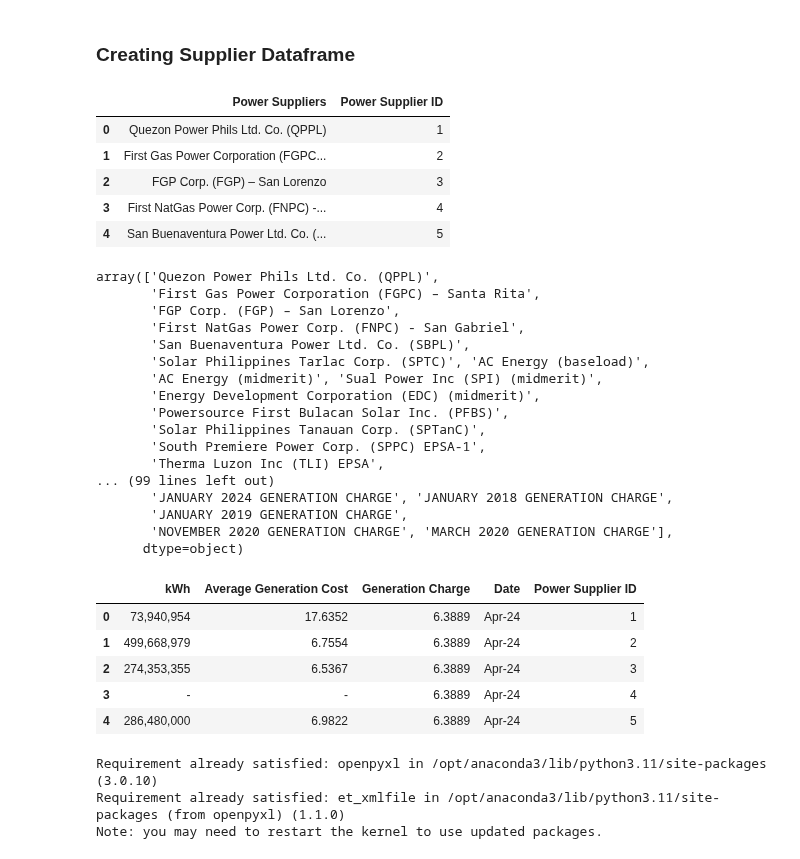
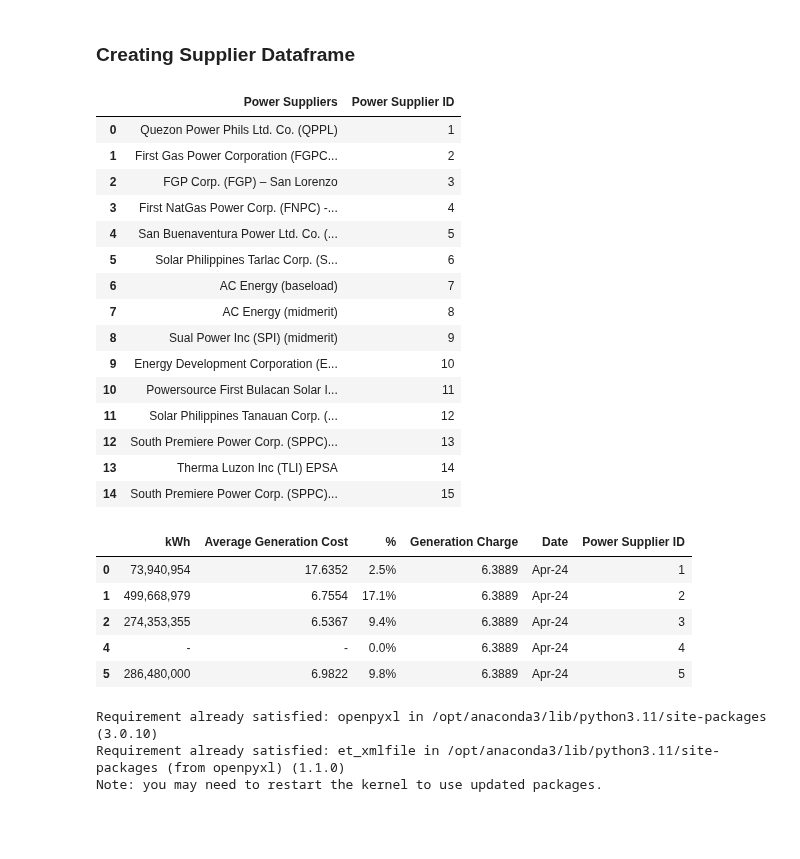
Before and after one commit to andreasenson/Scrape-DU-Generation-Charge, a Jupyter notebook: MERALCO/scrape_MERALCO.ipynb, the cells around one changed output. Saved outputs shown, nothing was run; the diff lists cells and outputs as text; code cells hidden in the pictures; blank space fills up the shorter version.

```diff
--- a/MERALCO/scrape_MERALCO.ipynb
+++ b/MERALCO/scrape_MERALCO.ipynb
@@ -244,6 +244,11 @@ def process_rows(df):
     else:
         rate_value = None
 
+    df_new['Generation Charge'] = rate_value
+
+# Remove rows where kWh, Average Generation Cost, and % are all null
+    df_new = df_new.dropna(subset=['kWh', 'Average Generation Cost', '%'], how='all')
+
     return df_new
 # %%
 def add_date(df,key):
@@ -354,40 +321,30 @@ big_df.head(20)
 # %%
 unique_suppliers = big_df['Power Suppliers'].unique()
 
 # Create a mapping of power suppliers to unique IDs
 supplier_id_map = {supplier: id+1 for id, supplier in enumerate(unique_suppliers)}
 
 # Create a new DataFrame from the mapping
 supplier_df = pd.DataFrame(list(supplier_id_map.items()), columns=['Power Suppliers', 'Power Supplier ID'])
 
-supplier_df.head()
+supplier_df.head(15)
 # %% [output]
 |  | Power Suppliers | Power Supplier ID |
 | 0 | Quezon Power Phils Ltd. Co. (QPPL) | 1 |
 | 1 | First Gas Power Corporation (FGPC... | 2 |
 | 2 | FGP Corp. (FGP) – San Lorenzo | 3 |
 | 3 | First NatGas Power Corp. (FNPC) -... | 4 |
 | 4 | San Buenaventura Power Ltd. Co. (... | 5 |
+| 5 | Solar Philippines Tarlac Corp. (S... | 6 |
+| 6 | AC Energy (baseload) | 7 |
+| 7 | AC Energy (midmerit) | 8 |
+| 8 | Sual Power Inc (SPI) (midmerit) | 9 |
+| 9 | Energy Development Corporation (E... | 10 |
+| 10 | Powersource First Bulacan Solar I... | 11 |
+| 11 | Solar Philippines Tanauan Corp. (... | 12 |
+| 12 | South Premiere Power Corp. (SPPC)... | 13 |
+| 13 | Therma Luzon Inc (TLI) EPSA | 14 |
+| 14 | South Premiere Power Corp. (SPPC)... | 15 |
-# %%
-unique_suppliers
-# %% [output]
-array(['Quezon Power Phils Ltd. Co. (QPPL)',
-       'First Gas Power Corporation (FGPC) – Santa Rita',
-       'FGP Corp. (FGP) – San Lorenzo',
-       'First NatGas Power Corp. (FNPC) - San Gabriel',
-       'San Buenaventura Power Ltd. Co. (SBPL)',
-       'Solar Philippines Tarlac Corp. (SPTC)', 'AC Energy (baseload)',
-       'AC Energy (midmerit)', 'Sual Power Inc (SPI) (midmerit)',
-       'Energy Development Corporation (EDC) (midmerit)',
-       'Powersource First Bulacan Solar Inc. (PFBS)',
-       'Solar Philippines Tanauan Corp. (SPTanC)',
-       'South Premiere Power Corp. (SPPC) EPSA-1',
-       'Therma Luzon Inc (TLI) EPSA',
-... (99 lines left out)
-       'JANUARY 2024 GENERATION CHARGE', 'JANUARY 2018 GENERATION CHARGE',
-       'JANUARY 2019 GENERATION CHARGE',
-       'NOVEMBER 2020 GENERATION CHARGE', 'MARCH 2020 GENERATION CHARGE'],
-      dtype=object)
 # %%
 # Create a mapping from Power Suppliers to Supplier IDs
 supplier_mapping = dict(zip(supplier_df['Power Suppliers'], supplier_df['Power Supplier ID']))
@@ -395,20 +352,17 @@ supplier_mapping = dict(zip(supplier_df['Power Suppliers'], supplier_df['Power S
 # Replace names with IDs in big_df
 big_df['Power Supplier ID'] = big_df['Power Suppliers'].map(supplier_mapping)
 
-# Ensure IDs are not converted to floats
-#big_df['Power Supplier ID'] = big_df['Power Supplier ID'].astype(int)
-
 # Drop the old Power Suppliers column
 big_df = big_df.drop(columns=['Power Suppliers'])
 
 big_df.head()
 # %% [output]
-|  | kWh | Average Generation Cost | Generation Charge | Date | Power Supplier ID |
-| 0 | 73,940,954 | 17.6352 | 6.3889 | Apr-24 | 1 |
-| 1 | 499,668,979 | 6.7554 | 6.3889 | Apr-24 | 2 |
-| 2 | 274,353,355 | 6.5367 | 6.3889 | Apr-24 | 3 |
-| 3 | - | - | 6.3889 | Apr-24 | 4 |
-| 4 | 286,480,000 | 6.9822 | 6.3889 | Apr-24 | 5 |
+|  | kWh | Average Generation Cost | % | Generation Charge | Date | Power Supplier ID |
+| 0 | 73,940,954 | 17.6352 | 2.5% | 6.3889 | Apr-24 | 1 |
+| 1 | 499,668,979 | 6.7554 | 17.1% | 6.3889 | Apr-24 | 2 |
+| 2 | 274,353,355 | 6.5367 | 9.4% | 6.3889 | Apr-24 | 3 |
+| 4 | - | - | 0.0% | 6.3889 | Apr-24 | 4 |
+| 5 | 286,480,000 | 6.9822 | 9.8% | 6.3889 | Apr-24 | 5 |
 # %%
 %pip install openpyxl
 
```
Also changed, not shown: parts of 6 cells of this notebook, 1 other file.
